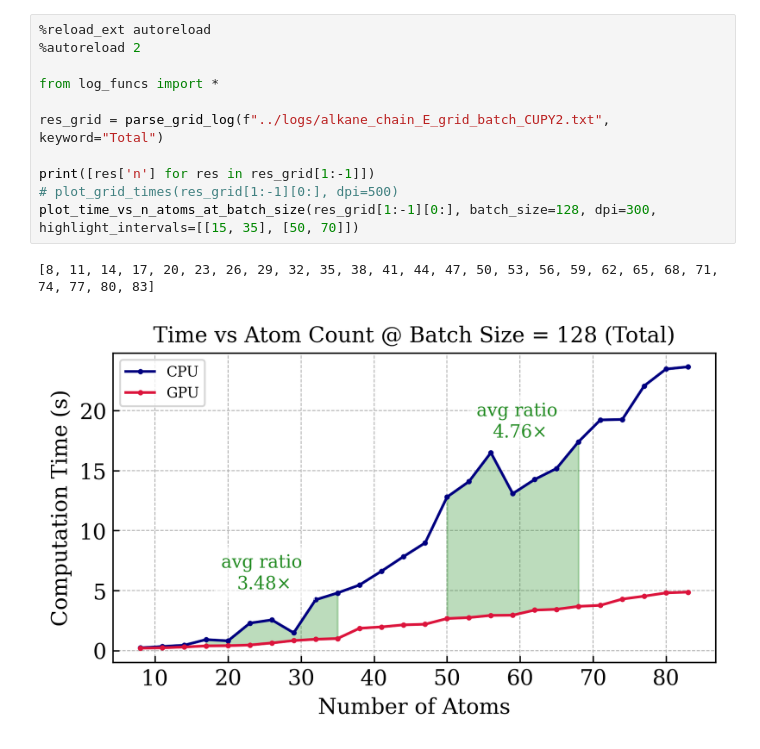
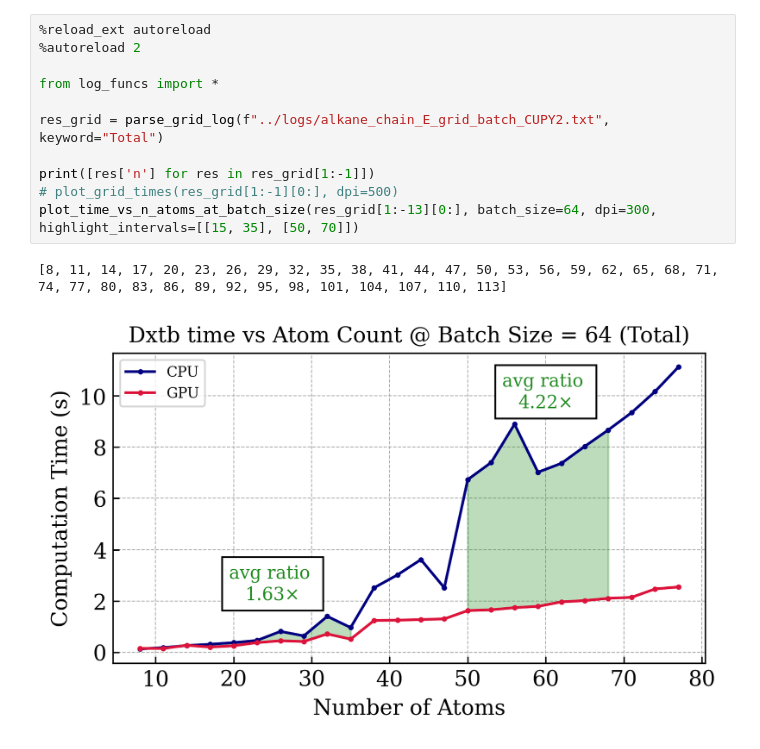
Before and after one commit to MauriceDHanisch/dxtb, a Jupyter notebook: notebooks/dxtb/dxtb-gpu/gpu-cpu_analysis/rdkit/plotting/Cupy_xitorch_plots.ipynb, the cells around one changed output. Saved outputs shown, nothing was run; the diff lists cells and outputs as text.

Commit message:
Finished Cupy Xitorch plots

```diff
--- a/notebooks/dxtb/dxtb-gpu/gpu-cpu_analysis/rdkit/plotting/Cupy_xitorch_plots.ipynb
+++ b/notebooks/dxtb/dxtb-gpu/gpu-cpu_analysis/rdkit/plotting/Cupy_xitorch_plots.ipynb
@@ -1,14 +1,14 @@
 # %%
 %reload_ext autoreload
 %autoreload 2
 
 from log_funcs import *
 
 res_grid = parse_grid_log(f"../logs/alkane_chain_E_grid_batch_CUPY2.txt", keyword="Total")
 
 print([res['n'] for res in res_grid[1:-1]])
 # plot_grid_times(res_grid[1:-1][0:], dpi=500)
-plot_time_vs_n_atoms_at_batch_size(res_grid[1:-1][0:], batch_size=128, dpi=300, highlight_intervals=[[15, 35], [50, 70]])
+plot_time_vs_n_atoms_at_batch_size(res_grid[1:-13][0:], batch_size=64, dpi=300, highlight_intervals=[[15, 35], [50, 70]])
 # %% [output]
-[8, 11, 14, 17, 20, 23, 26, 29, 32, 35, 38, 41, 44, 47, 50, 53, 56, 59, 62, 65, 68, 71, 74, 77, 80, 83]
+[8, 11, 14, 17, 20, 23, 26, 29, 32, 35, 38, 41, 44, 47, 50, 53, 56, 59, 62, 65, 68, 71, 74, 77, 80, 83, 86, 89, 92, 95, 98, 101, 104, 107, 110, 113]
-[figure, old version]
+[figure, new version]
```
Also changed, not shown: 1 other file.
